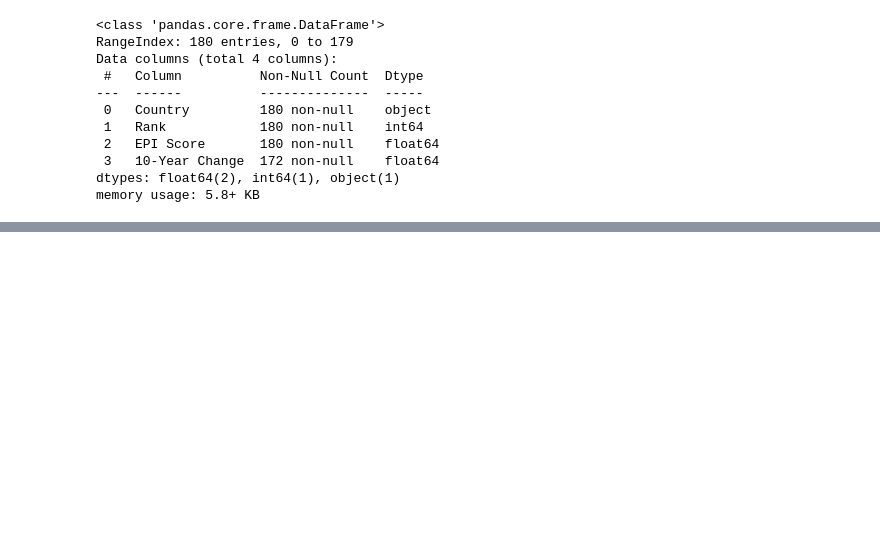
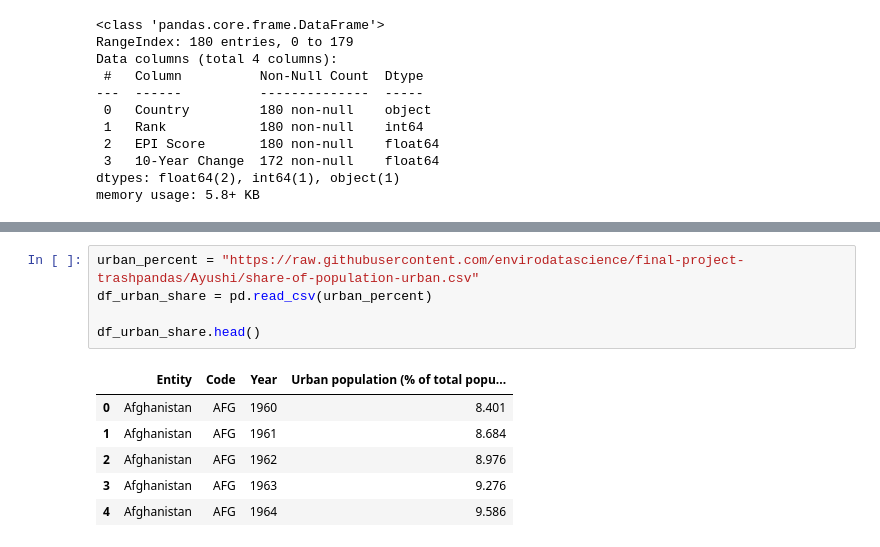
Before and after one commit to envirodatascience/final-project-trashpandas, a Jupyter notebook: TrashPandas_planning.ipynb, the cells around one changed output, grey strips where cells are left out. Drawn from its saved outputs; the diff is of its cells as text; blank space fills up the shorter version.

```diff
--- a/TrashPandas_planning.ipynb
+++ b/TrashPandas_planning.ipynb
@@ -154,0 +126,12 @@ df_map.plot()
+# %%
+urban_percent = "https://raw.githubusercontent.com/envirodatascience/final-project-trashpandas/Ayushi/share-of-population-urban.csv"
+df_urban_share = pd.read_csv(urban_percent)
+
+df_urban_share.head()
+# %% [output]
+|  | Entity | Code | Year | Urban population (% of total popu... |
+| 0 | Afghanistan | AFG | 1960 | 8.401 |
+| 1 | Afghanistan | AFG | 1961 | 8.684 |
+| 2 | Afghanistan | AFG | 1962 | 8.976 |
+| 3 | Afghanistan | AFG | 1963 | 9.276 |
+| 4 | Afghanistan | AFG | 1964 | 9.586 |
```
Also changed, not shown: parts of 9 cells of this notebook.
